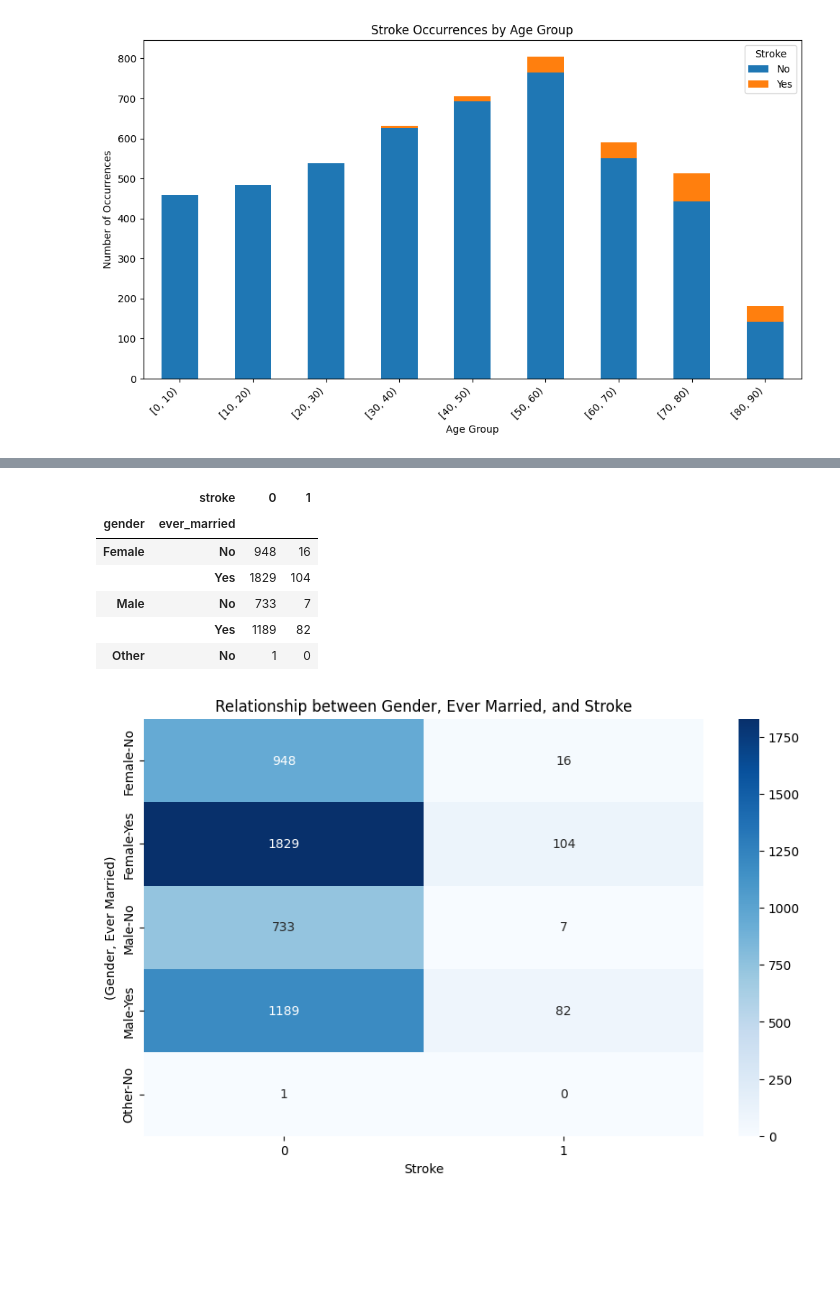
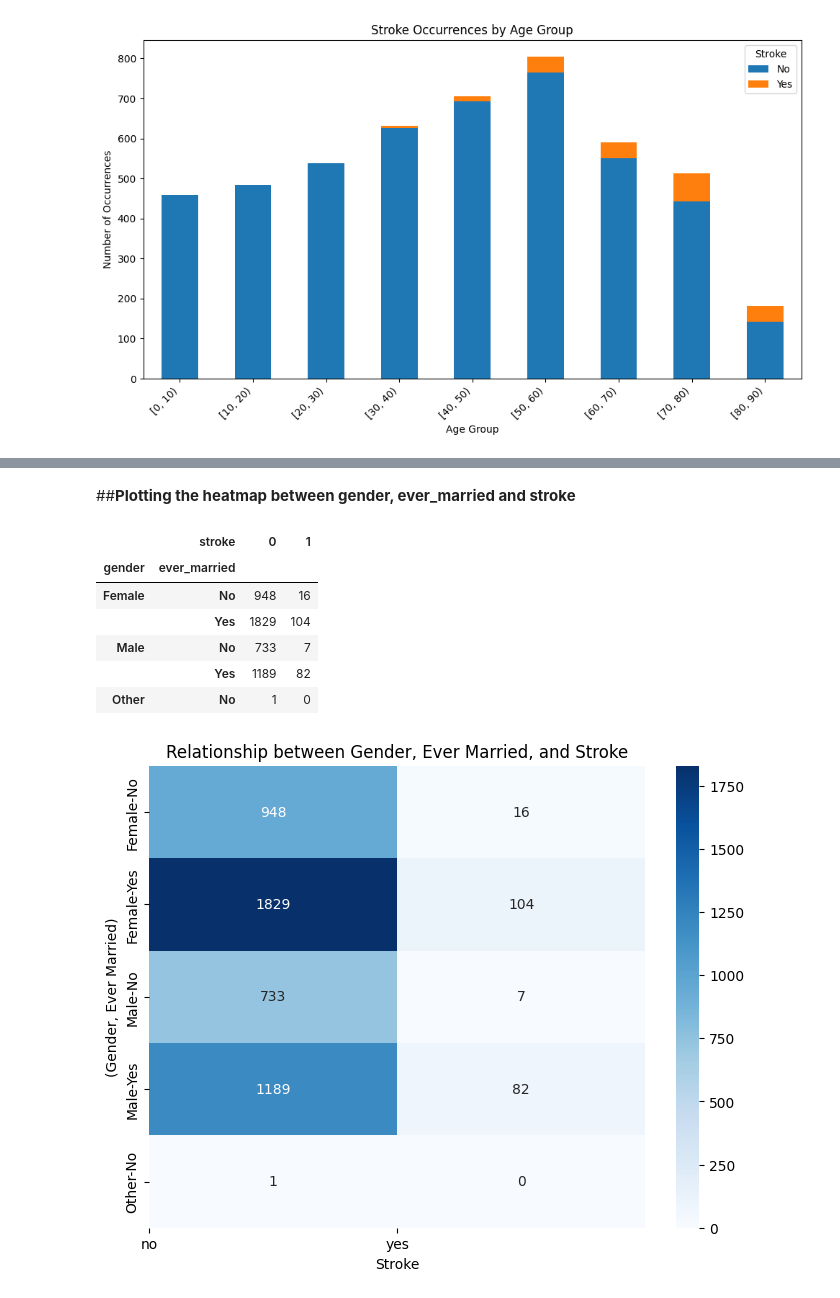
Before and after one commit to Shin1am/EGBI222_Pair_Project_6713376_6713389, a Jupyter notebook: EGBI222_Project.ipynb, the cells around one changed output, grey strips where cells are left out. Cells and saved outputs as stored; diff of their text form; code cells hidden in the pictures; blank space fills up the shorter version.

Commit message:
update the graph, finalize the section

```diff
--- a/EGBI222_Project.ipynb
+++ b/EGBI222_Project.ipynb
@@ -241,0 +229,12 @@ df
+# %%
+def check_bmi(bmi_value: float) -> str:
+    if bmi_value < 18.5:
+        return 'Underweight'
+    elif 18.5 <= bmi_value < 25:
+        return 'Normal'
+    else:
+        return 'overweight'
+# %%
+df['bmi_category'] = df['bmi'].apply(check_bmi)
+
+df
@@ -467,23 +452,26 @@ plt.show()
+# %% [markdown]
+##**Plotting the heatmap between gender, ever_married and stroke**
 # %%
 # Group by three categorical columns and count the occurrences
-grouped_counts = df.groupby(['gender', 'ever_married', 'stroke']).size().unstack(fill_value=0)
+gender_evermarried_counts = df.groupby(['gender', 'ever_married', 'stroke']).size().unstack(fill_value=0)
 
 # Display the grouped counts
-display(grouped_counts)
+display(gender_evermarried_counts)
 
 # Create a heatmap
-plt.figure(figsize=(10, 6))
-sns.heatmap(grouped_counts, annot=True, fmt='d', cmap='Blues')
+plt.figure(figsize=(8, 6))
+sns.heatmap(gender_evermarried_counts, annot=True, fmt='d', cmap='Blues')
 plt.title('Relationship between Gender, Ever Married, and Stroke')
 plt.xlabel('Stroke')
 plt.ylabel('(Gender, Ever Married)')
+plt.xticks(ticks=np.arange(len(stroke)), labels=stroke)
 plt.show()
 # %% [output]
 |  | stroke | 0 | 1 |
 | gender | ever_married |  |  |
 | Female | No | 948 | 16 |
 |  | Yes | 1829 | 104 |
 | Male | No | 733 | 7 |
 |  | Yes | 1189 | 82 |
 | Other | No | 1 | 0 |
-[figure, old version]
+[figure, new version]
```
Also changed, not shown: parts of 44 cells of this notebook.
